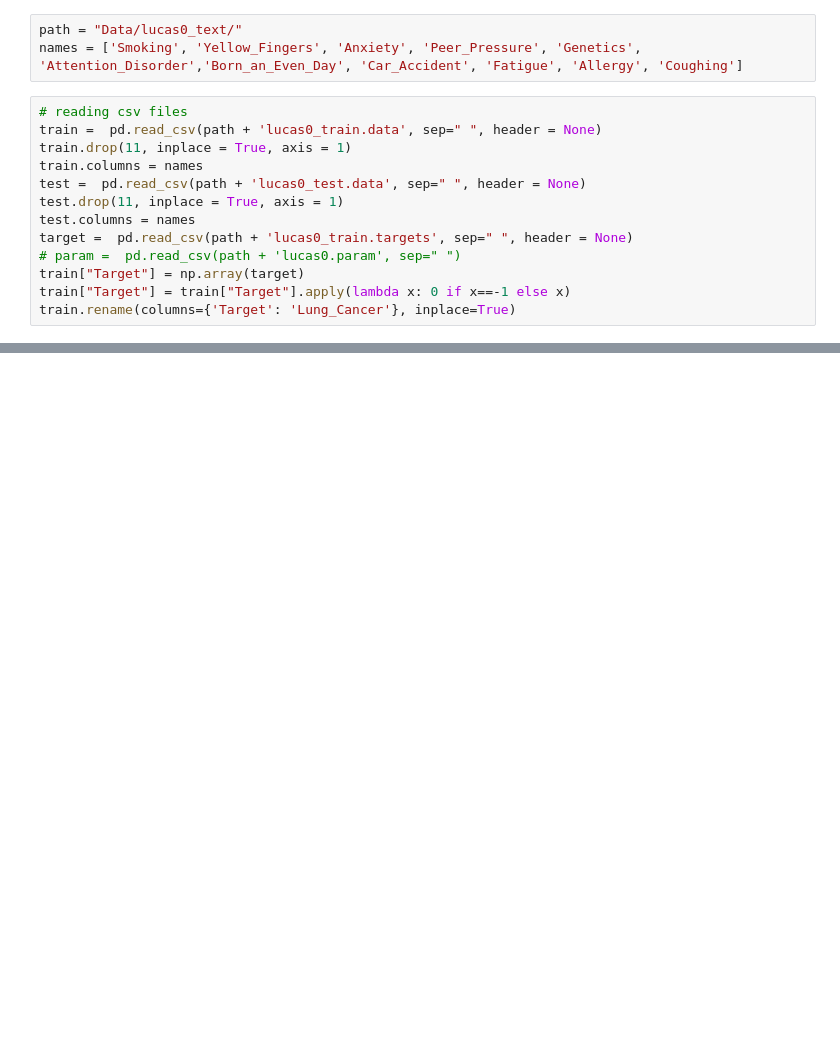
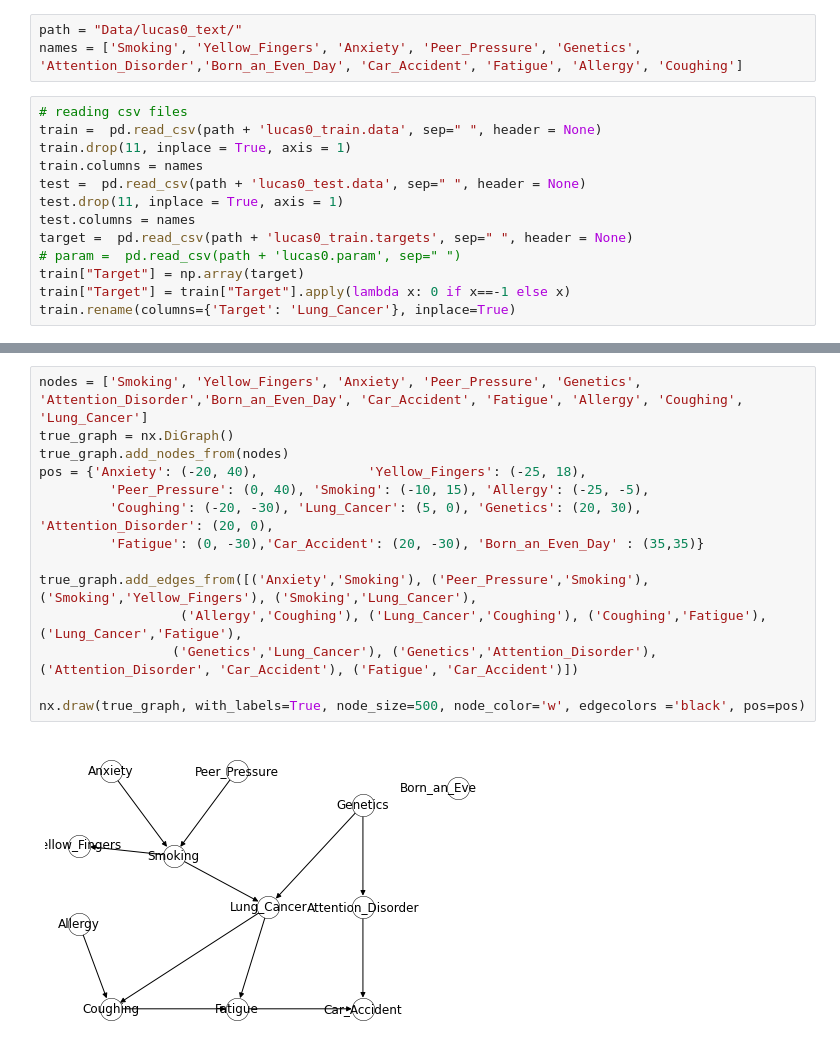
Before and after one commit to keerthybalan/CausalDS_LUCAS, a Jupyter notebook: PC_Causal.ipynb, the cells around one changed output, grey strips where cells are left out. Cells and saved outputs as stored; diff of their text form; blank space fills up the shorter version.

```diff
--- a/PC_Causal.ipynb
+++ b/PC_Causal.ipynb
@@ -51,0 +76,16 @@ train.rename(columns={'Target': 'Lung_Cancer'}, inplace=True)
+# %%
+nodes = ['Smoking', 'Yellow_Fingers', 'Anxiety', 'Peer_Pressure', 'Genetics', 'Attention_Disorder','Born_an_Even_Day', 'Car_Accident', 'Fatigue', 'Allergy', 'Coughing', 'Lung_Cancer']
+true_graph = nx.DiGraph()
+true_graph.add_nodes_from(nodes)
+pos = {'Anxiety': (-20, 40),              'Yellow_Fingers': (-25, 18),
+         'Peer_Pressure': (0, 40), 'Smoking': (-10, 15), 'Allergy': (-25, -5),
+         'Coughing': (-20, -30), 'Lung_Cancer': (5, 0), 'Genetics': (20, 30), 'Attention_Disorder': (20, 0),
+         'Fatigue': (0, -30),'Car_Accident': (20, -30), 'Born_an_Even_Day' : (35,35)}
+
+true_graph.add_edges_from([('Anxiety','Smoking'), ('Peer_Pressure','Smoking'), ('Smoking','Yellow_Fingers'), ('Smoking','Lung_Cancer'),
+                  ('Allergy','Coughing'), ('Lung_Cancer','Coughing'), ('Coughing','Fatigue'), ('Lung_Cancer','Fatigue'),
+                 ('Genetics','Lung_Cancer'), ('Genetics','Attention_Disorder'), ('Attention_Disorder', 'Car_Accident'), ('Fatigue', 'Car_Accident')])
+
+nx.draw(true_graph, with_labels=True, node_size=500, node_color='w', edgecolors ='black', pos=pos)
+# %% [output]
+[figure, added]
```
Also changed, not shown: parts of 8 cells of this notebook.
